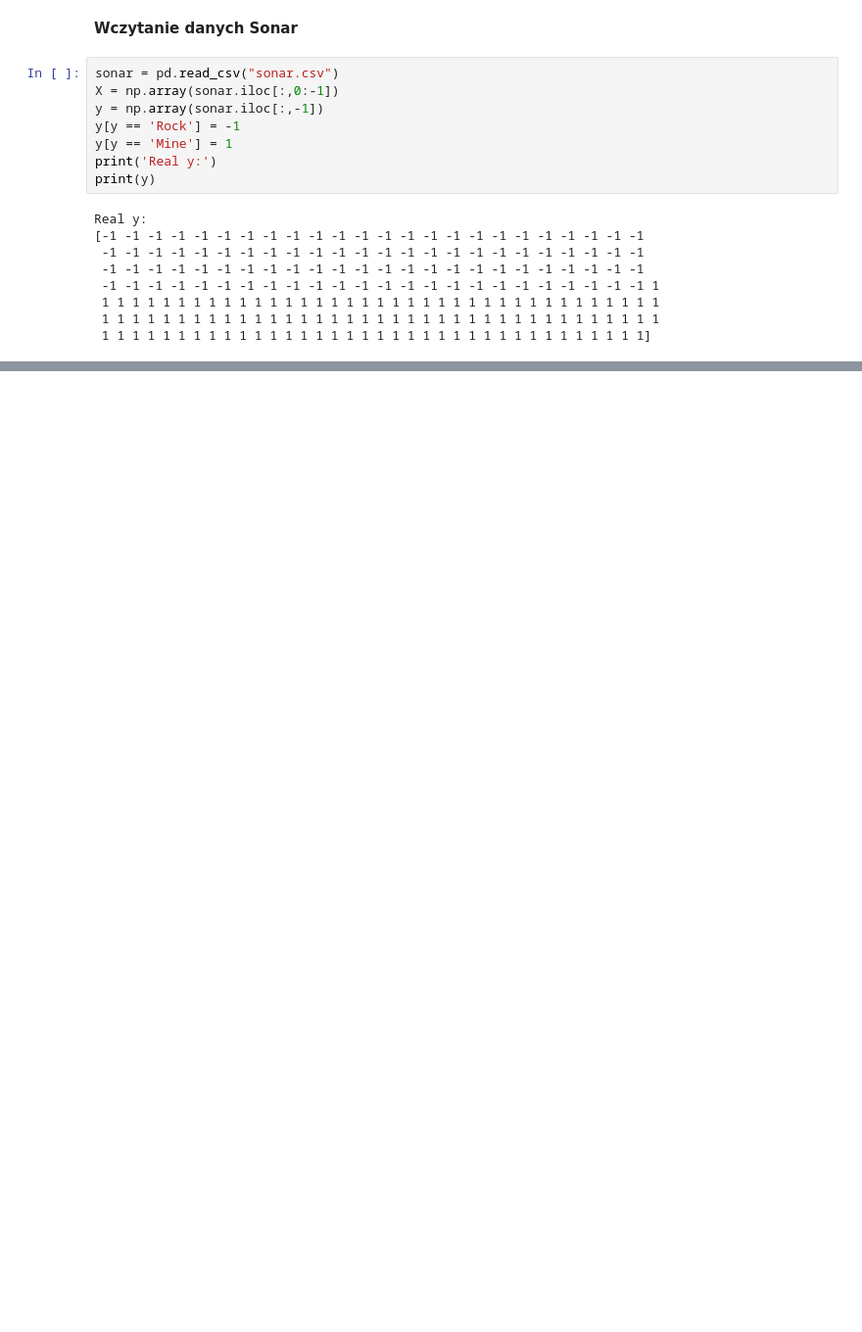
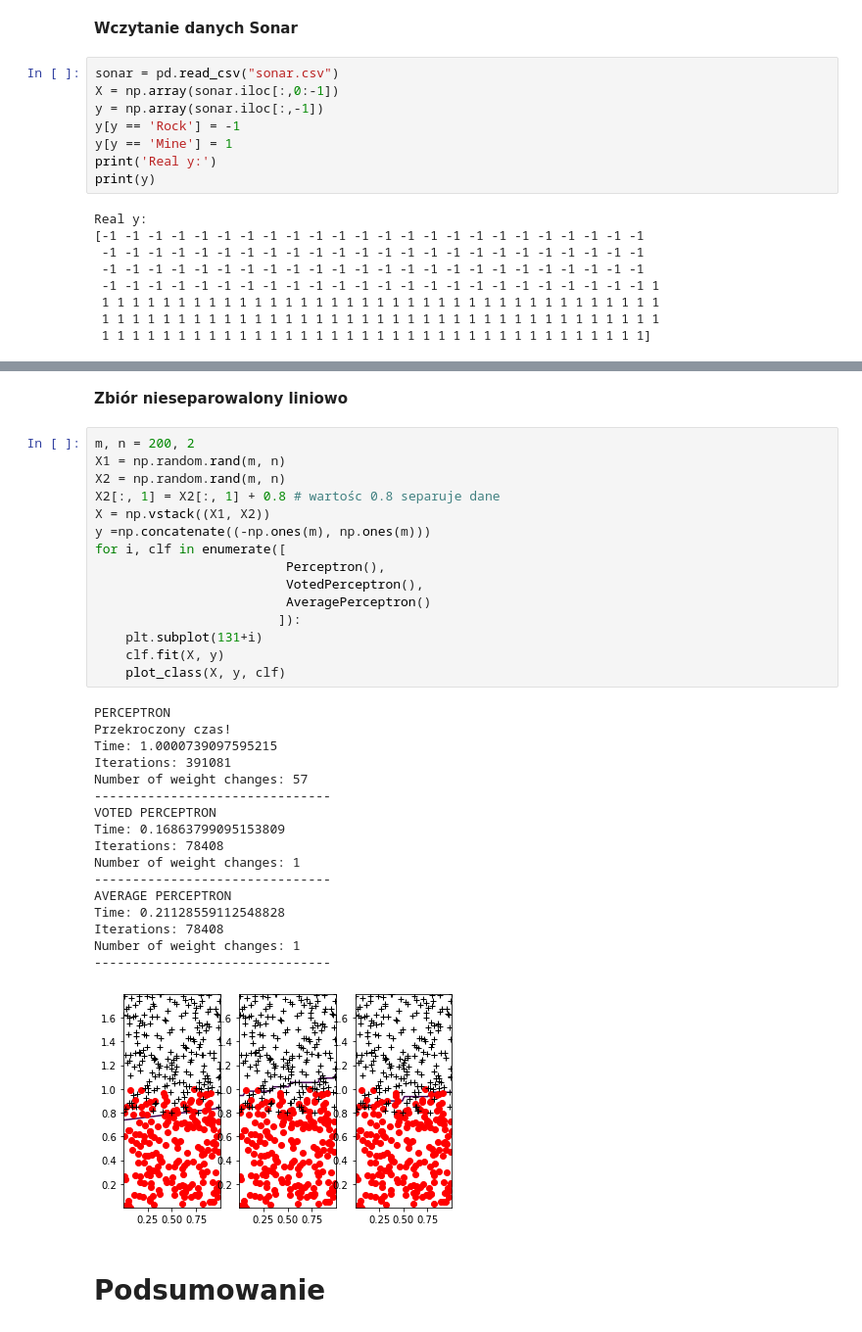
Before and after one commit to wolejnik/master-s-degree, a Jupyter notebook: simple_perceptron/main.ipynb, the cells around one changed output, grey strips where cells are left out. Shown at 98% size. Saved outputs shown, nothing was run; the diff lists cells and outputs as text; blank space fills up the shorter version.

```diff
--- a/simple_perceptron/main.ipynb
+++ b/simple_perceptron/main.ipynb
@@ -290,0 +448,37 @@ Dokładność klasyfikatora wynosi:  0.6038647342995169
+# %% [markdown]
+**Zbiór nieseparowalony liniowo**
+# %%
+m, n = 200, 2
+X1 = np.random.rand(m, n)
+X2 = np.random.rand(m, n)
+X2[:, 1] = X2[:, 1] + 0.8 # wartośc 0.8 separuje dane
+X = np.vstack((X1, X2))
+y =np.concatenate((-np.ones(m), np.ones(m)))
+for i, clf in enumerate([
+                         Perceptron(),
+                         VotedPerceptron(),
+                         AveragePerceptron()
+                        ]):
+    plt.subplot(131+i)
+    clf.fit(X, y)
+    plot_class(X, y, clf)
+# %% [output]
+PERCEPTRON
+Przekroczony czas!
+Time: 1.0000739097595215
+Iterations: 391081
+Number of weight changes: 57
+-------------------------------
+VOTED PERCEPTRON
+Time: 0.16863799095153809
+Iterations: 78408
+Number of weight changes: 1
+-------------------------------
+AVERAGE PERCEPTRON
+Time: 0.21128559112548828
+Iterations: 78408
+Number of weight changes: 1
+-------------------------------
+[figure, added]
+# %% [markdown]
+# Podsumowanie
```
Also changed, not shown: parts of 16 cells of this notebook.
